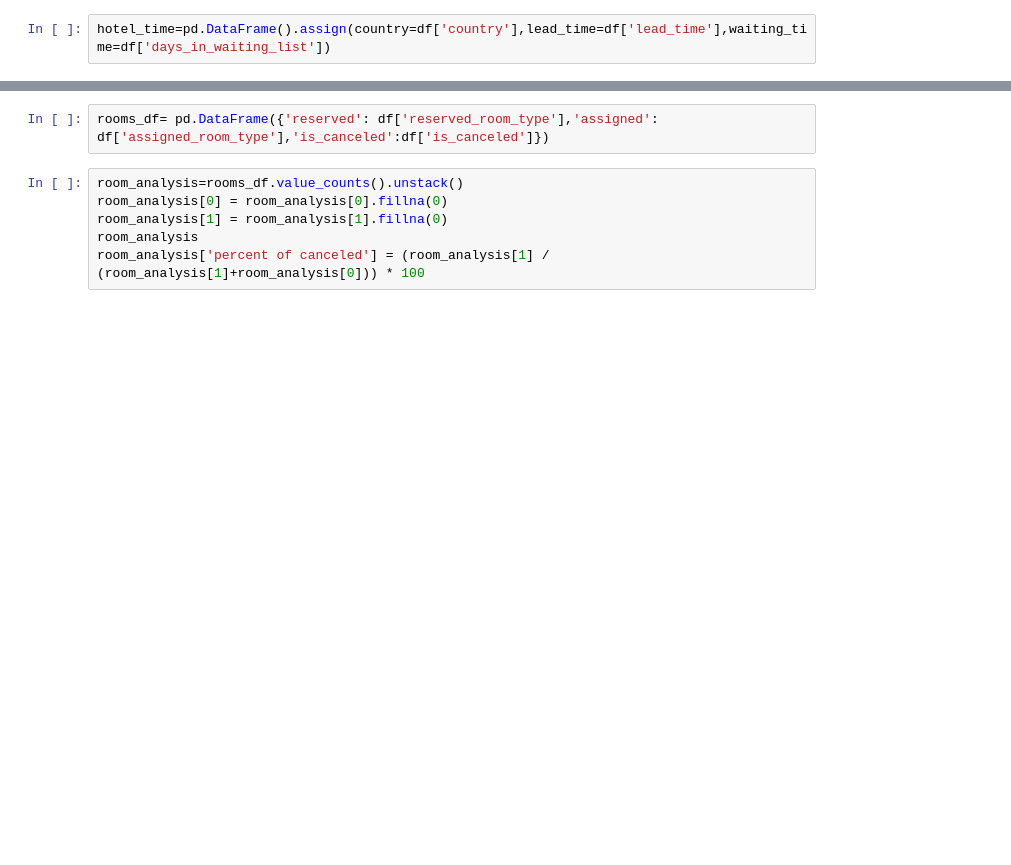
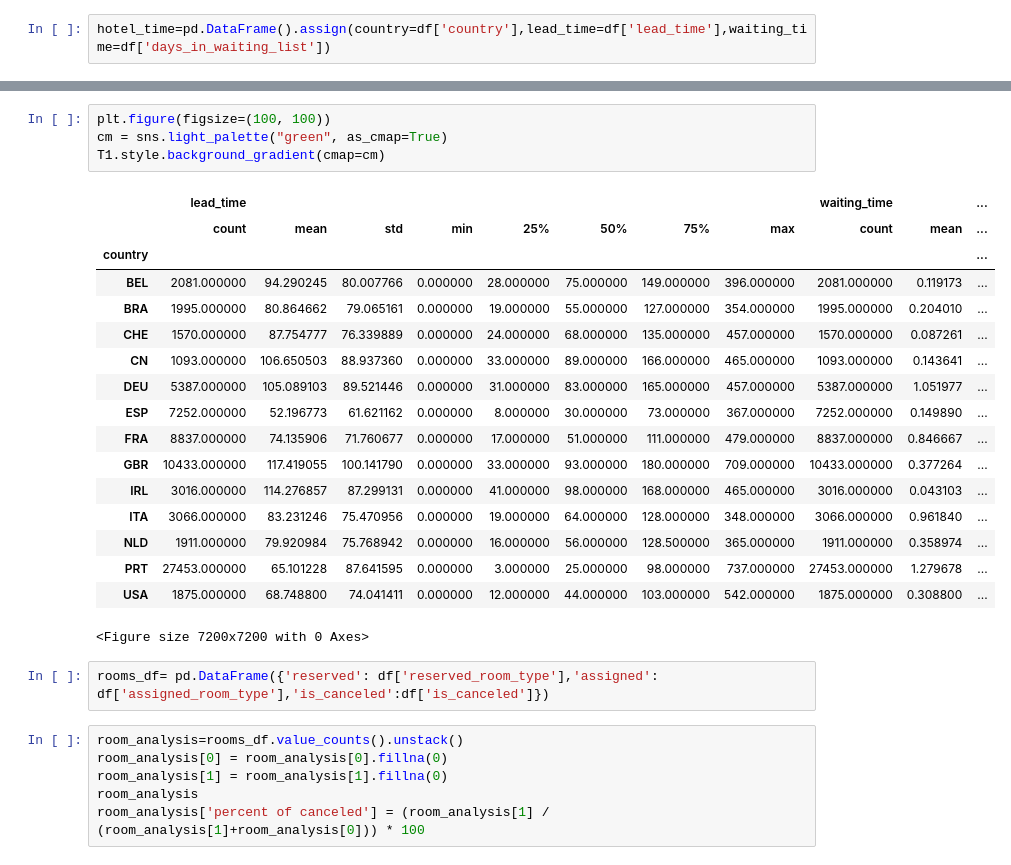
Before and after one commit to Hariharapanda-Deepak/Hotel_booking_Analysis, a Jupyter notebook: Deepak_Hotel_Booking_Analysis_Capstone_Project.ipynb, the cells around one changed output, grey strips where cells are left out. Drawn from its saved outputs; the diff is of its cells as text; blank space fills up the shorter version.

```diff
--- a/Deepak_Hotel_Booking_Analysis_Capstone_Project.ipynb
+++ b/Deepak_Hotel_Booking_Analysis_Capstone_Project.ipynb
@@ -576,3 +582,25 @@ plt.show()
+# %%
+plt.figure(figsize=(100, 100))
+cm = sns.light_palette("green", as_cmap=True)
+T1.style.background_gradient(cmap=cm)
+# %% [output]
+|  | lead_time |  |  |  |  |  |  |  | waiting_time |  | ... |
+|  | count | mean | std | min | 25% | 50% | 75% | max | count | mean | ... |
+| country |  |  |  |  |  |  |  |  |  |  | ... |
+| BEL | 2081.000000 | 94.290245 | 80.007766 | 0.000000 | 28.000000 | 75.000000 | 149.000000 | 396.000000 | 2081.000000 | 0.119173 | ... |
+| BRA | 1995.000000 | 80.864662 | 79.065161 | 0.000000 | 19.000000 | 55.000000 | 127.000000 | 354.000000 | 1995.000000 | 0.204010 | ... |
+| CHE | 1570.000000 | 87.754777 | 76.339889 | 0.000000 | 24.000000 | 68.000000 | 135.000000 | 457.000000 | 1570.000000 | 0.087261 | ... |
+| CN | 1093.000000 | 106.650503 | 88.937360 | 0.000000 | 33.000000 | 89.000000 | 166.000000 | 465.000000 | 1093.000000 | 0.143641 | ... |
+| DEU | 5387.000000 | 105.089103 | 89.521446 | 0.000000 | 31.000000 | 83.000000 | 165.000000 | 457.000000 | 5387.000000 | 1.051977 | ... |
+| ESP | 7252.000000 | 52.196773 | 61.621162 | 0.000000 | 8.000000 | 30.000000 | 73.000000 | 367.000000 | 7252.000000 | 0.149890 | ... |
+| FRA | 8837.000000 | 74.135906 | 71.760677 | 0.000000 | 17.000000 | 51.000000 | 111.000000 | 479.000000 | 8837.000000 | 0.846667 | ... |
+| GBR | 10433.000000 | 117.419055 | 100.141790 | 0.000000 | 33.000000 | 93.000000 | 180.000000 | 709.000000 | 10433.000000 | 0.377264 | ... |
+| IRL | 3016.000000 | 114.276857 | 87.299131 | 0.000000 | 41.000000 | 98.000000 | 168.000000 | 465.000000 | 3016.000000 | 0.043103 | ... |
+| ITA | 3066.000000 | 83.231246 | 75.470956 | 0.000000 | 19.000000 | 64.000000 | 128.000000 | 348.000000 | 3066.000000 | 0.961840 | ... |
+| NLD | 1911.000000 | 79.920984 | 75.768942 | 0.000000 | 16.000000 | 56.000000 | 128.500000 | 365.000000 | 1911.000000 | 0.358974 | ... |
+| PRT | 27453.000000 | 65.101228 | 87.641595 | 0.000000 | 3.000000 | 25.000000 | 98.000000 | 737.000000 | 27453.000000 | 1.279678 | ... |
+| USA | 1875.000000 | 68.748800 | 74.041411 | 0.000000 | 12.000000 | 44.000000 | 103.000000 | 542.000000 | 1875.000000 | 0.308800 | ... |
+<Figure size 7200x7200 with 0 Axes>
 # %%
 rooms_df= pd.DataFrame({'reserved': df['reserved_room_type'],'assigned': df['assigned_room_type'],'is_canceled':df['is_canceled']})
 # %%
```
Also changed, not shown: parts of 11 cells of this notebook.
